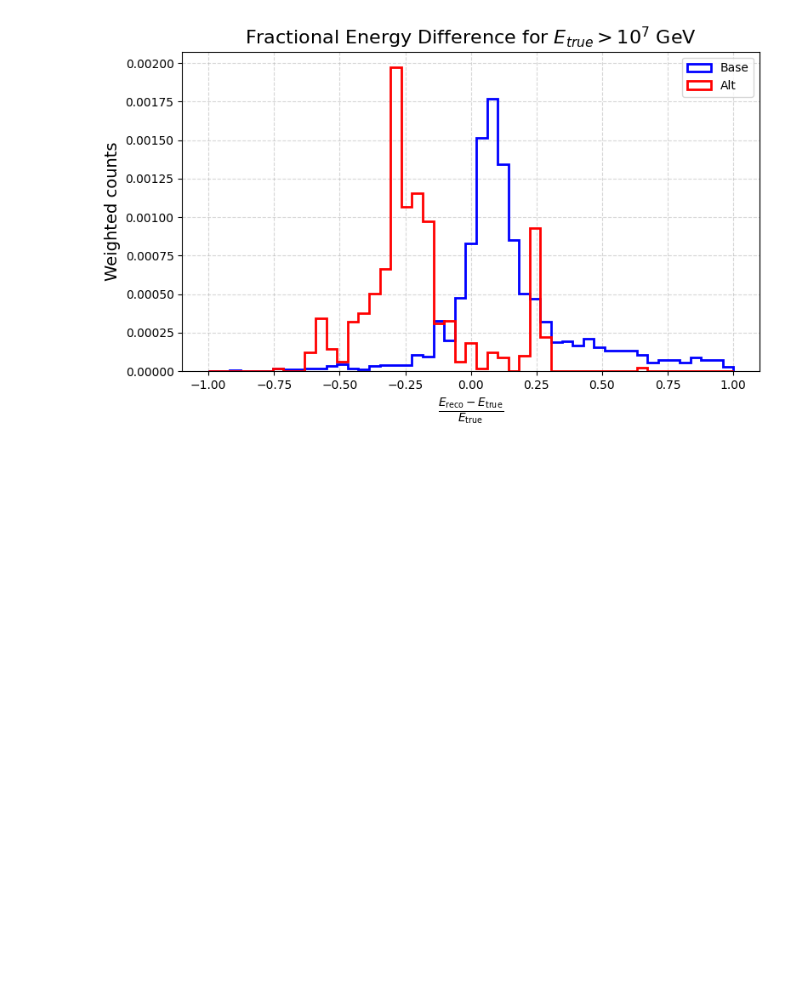
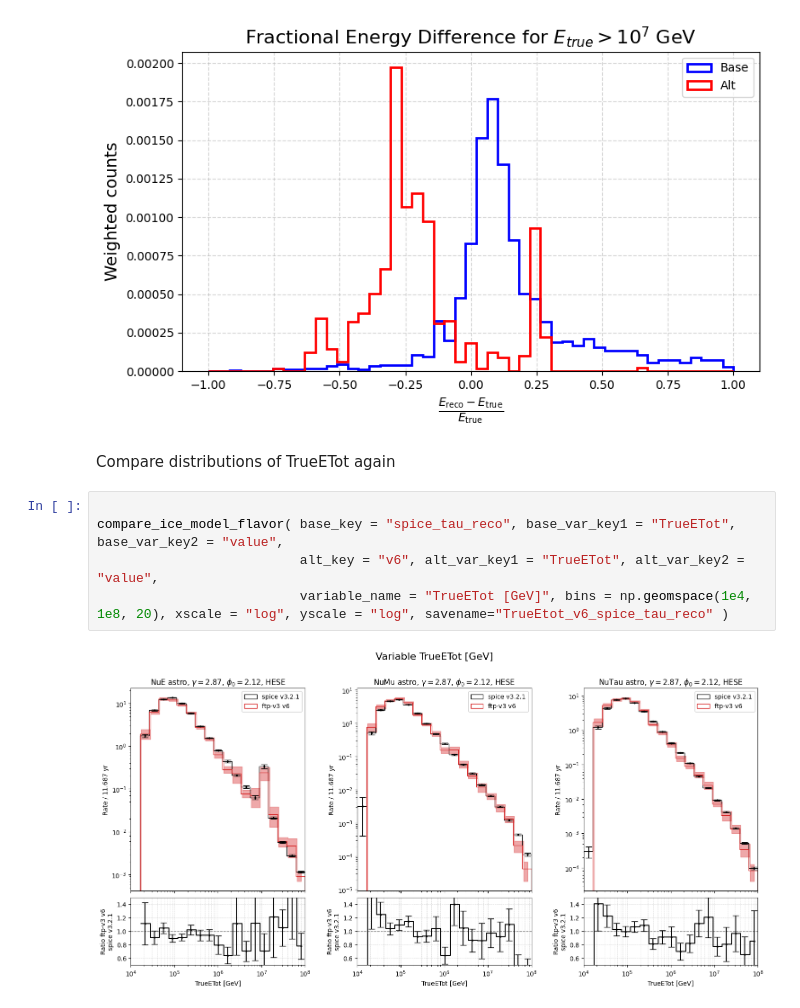
Before and after one commit to icecube/reco_processing, a Jupyter notebook: notebooks/debug_millipede/compare_spice_ftp.ipynb, the cells around one changed output. Saved outputs shown, nothing was run; the diff lists cells and outputs as text; blank space fills up the shorter version.

```diff
--- a/notebooks/debug_millipede/compare_spice_ftp.ipynb
+++ b/notebooks/debug_millipede/compare_spice_ftp.ipynb
@@ -445,3 +445,12 @@ plt.tight_layout()
 plt.show()
 # %% [output]
 [figure]
+# %% [markdown]
+Compare distributions of TrueETot again
+# %%
+
+compare_ice_model_flavor( base_key = "spice_tau_reco", base_var_key1 = "TrueETot", base_var_key2 = "value",
+                          alt_key = "v6", alt_var_key1 = "TrueETot", alt_var_key2 = "value",
+                          variable_name = "TrueETot [GeV]", bins = np.geomspace(1e4, 1e8, 20), xscale = "log", yscale = "log", savename="TrueEtot_v6_spice_tau_reco" )
+# %% [output]
+[figure, added]
```
Also changed, not shown: parts of 1 cell of this notebook, 9 other files.
